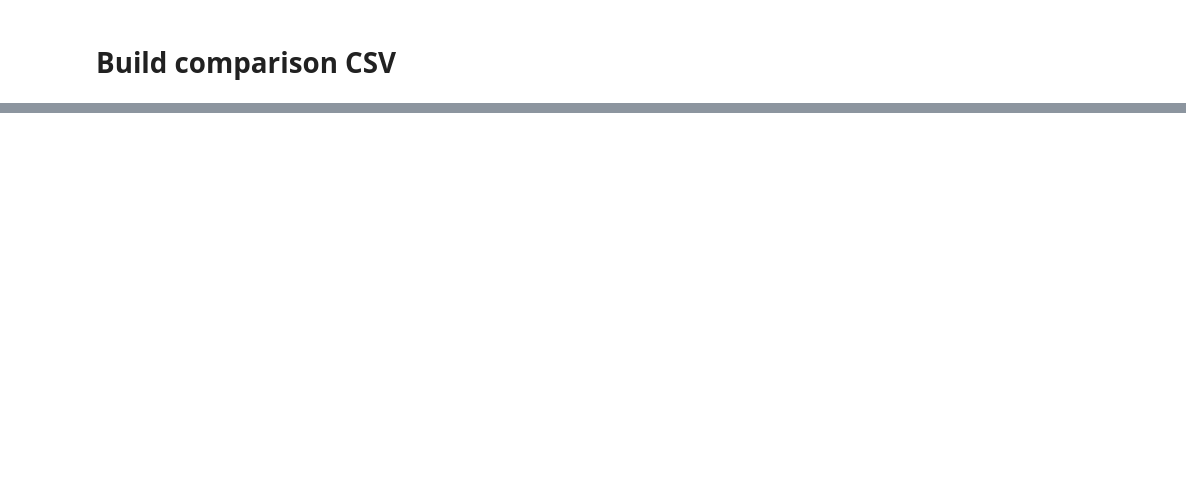
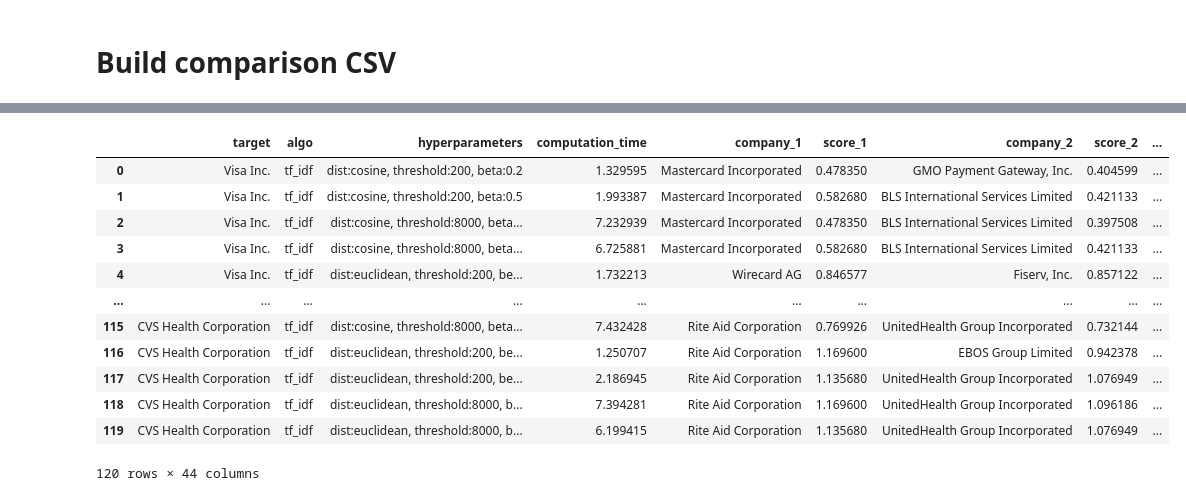
Before and after one commit to DlDI/PeerAnalysis, a Jupyter notebook: Notebooks/calcul_similarité_description.ipynb, the cells around one changed output, grey strips where cells are left out. Saved outputs shown, nothing was run; the diff lists cells and outputs as text; code cells hidden in the pictures; blank space fills up the shorter version.

Commit message:
Add files via upload
add gridsearch for tfidf to compare hyperparameters combinaisons

```diff
--- a/Notebooks/calcul_similarité_description.ipynb
+++ b/Notebooks/calcul_similarité_description.ipynb
@@ -1225,0 +1372,16 @@ df_comparison
+# %%
+pd.read_csv('peers_comparison.csv')
+# %% [output]
+|  | target | algo | hyperparameters | computation_time | company_1 | score_1 | company_2 | score_2 | ... |
+| 0 | Visa Inc. | tf_idf | dist:cosine, threshold:200, beta:0.2 | 1.329595 | Mastercard Incorporated | 0.478350 | GMO Payment Gateway, Inc. | 0.404599 | ... |
+| 1 | Visa Inc. | tf_idf | dist:cosine, threshold:200, beta:0.5 | 1.993387 | Mastercard Incorporated | 0.582680 | BLS International Services Limited | 0.421133 | ... |
+| 2 | Visa Inc. | tf_idf | dist:cosine, threshold:8000, beta... | 7.232939 | Mastercard Incorporated | 0.478350 | BLS International Services Limited | 0.397508 | ... |
+| 3 | Visa Inc. | tf_idf | dist:cosine, threshold:8000, beta... | 6.725881 | Mastercard Incorporated | 0.582680 | BLS International Services Limited | 0.421133 | ... |
+| 4 | Visa Inc. | tf_idf | dist:euclidean, threshold:200, be... | 1.732213 | Wirecard AG | 0.846577 | Fiserv, Inc. | 0.857122 | ... |
+| ... | ... | ... | ... | ... | ... | ... | ... | ... | ... |
+| 115 | CVS Health Corporation | tf_idf | dist:cosine, threshold:8000, beta... | 7.432428 | Rite Aid Corporation | 0.769926 | UnitedHealth Group Incorporated | 0.732144 | ... |
+| 116 | CVS Health Corporation | tf_idf | dist:euclidean, threshold:200, be... | 1.250707 | Rite Aid Corporation | 1.169600 | EBOS Group Limited | 0.942378 | ... |
+| 117 | CVS Health Corporation | tf_idf | dist:euclidean, threshold:200, be... | 2.186945 | Rite Aid Corporation | 1.135680 | UnitedHealth Group Incorporated | 1.076949 | ... |
+| 118 | CVS Health Corporation | tf_idf | dist:euclidean, threshold:8000, b... | 7.394281 | Rite Aid Corporation | 1.169600 | UnitedHealth Group Incorporated | 1.096186 | ... |
+| 119 | CVS Health Corporation | tf_idf | dist:euclidean, threshold:8000, b... | 6.199415 | Rite Aid Corporation | 1.135680 | UnitedHealth Group Incorporated | 1.076949 | ... |
+120 rows × 44 columns
```
Also changed, not shown: parts of 18 cells of this notebook.
